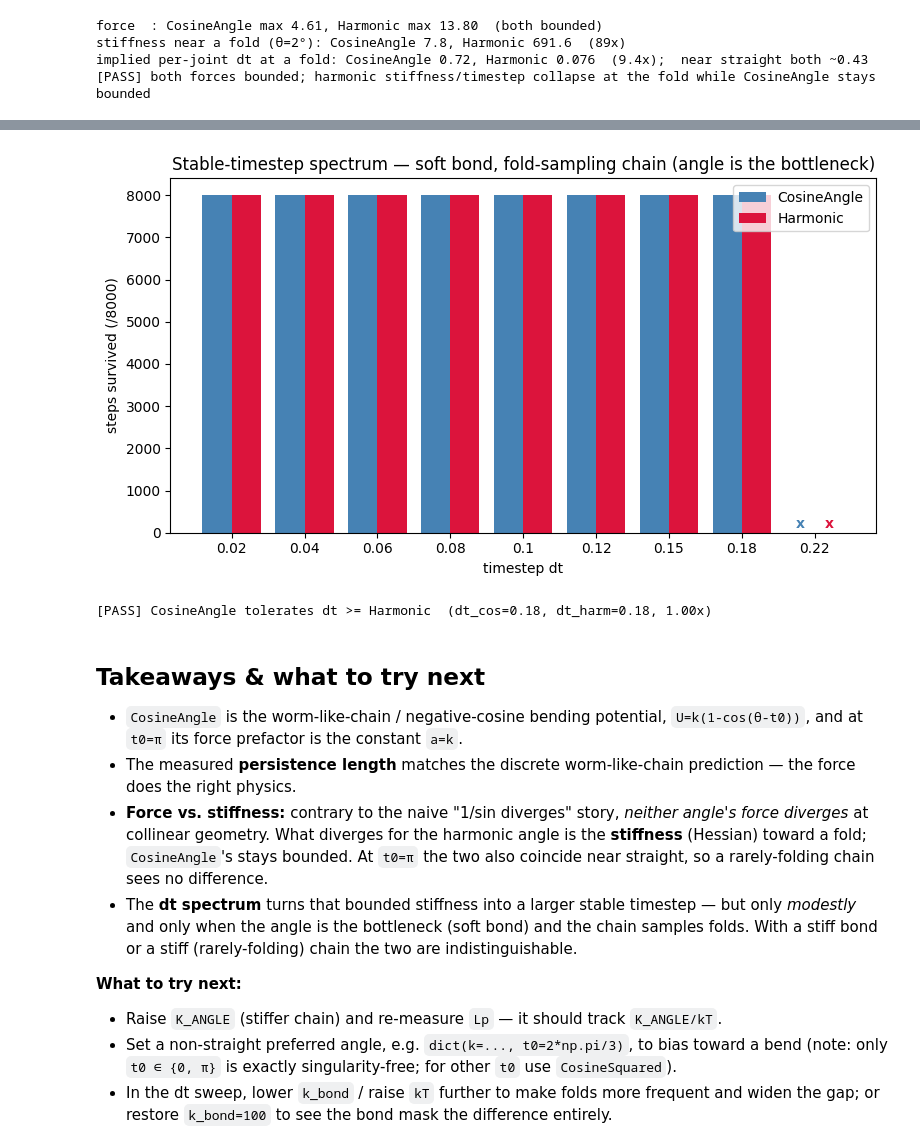
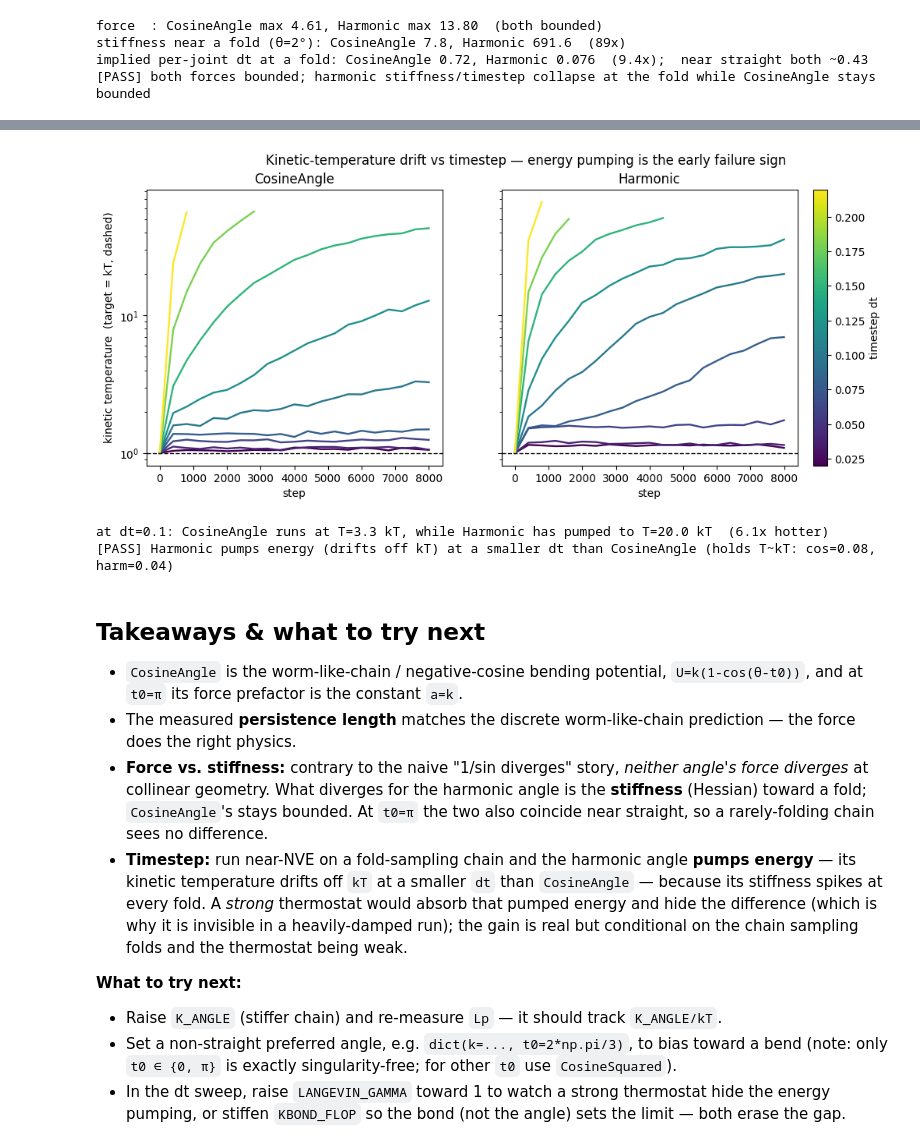
Before and after one commit to glab-vbc/hoomd-glab-plugins, a Jupyter notebook: docs/demo_cosine_angle.ipynb, the cells around one changed output, grey strips where cells are left out. Saved outputs shown, nothing was run; the diff lists cells and outputs as text; code cells hidden in the pictures.

```diff
--- a/docs/demo_cosine_angle.ipynb
+++ b/docs/demo_cosine_angle.ipynb
@@ -387,7 +387,8 @@ fold-prone or driven systems, not for a gently fluctuating worm-like chain.
 # %%
 # --- build & equilibrate a soft-bond, warm, fold-sampling chain ----------
-K_FLOP, KT_FLOP, KBOND_FLOP, A_FLOP = 4.0, 3.0, 20.0, 15.0
-N_FLOP, BOX_FLOP = 600, 45.0
+K_FLOP, KT_FLOP, KBOND_FLOP, A_FLOP = 2.0, 1.0, 10.0, 3.0
+N_FLOP, BOX_FLOP = 1000, 45.0
+LANGEVIN_GAMMA = 0.001
 
 rng = np.random.default_rng(0)
 step = rng.normal(size=(N_FLOP - 1, 3)); step /= np.linalg.norm(step, axis=1, keepdims=True)
@@ -408,14 +409,14 @@ with gsd.hoomd.open(name=str(FLOP_INIT), mode="w") as f:
     f.append(ff)
 
 def flop_support():
-    b = hoomd.md.bond.Harmonic(); b.params["A-A"] = dict(k=KBOND_FLOP, r0=R0)
+    b = hoomd.md.bond.Harmonic(); b.params["A-A"] = dict(k=KBOND_FLOP, r0=1.0)
     nl = hoomd.md.nlist.Tree(buffer=0.4, exclusions=["bond", "1-3"])
     d = hoomd.md.pair.DPDConservative(nlist=nl, default_r_cut=1.0); d.params[("A", "A")] = dict(A=A_FLOP)
     return [b, d]
 def flop_cosine():
-    f = align_angle.CosineAngle(); f.params["A-A-A"] = dict(k=K_FLOP, t0=T0); return f
+    f = align_angle.CosineAngle(); f.params["A-A-A"] = dict(k=K_FLOP, t0=np.pi); return f
 def flop_harmonic():
-    f = hoomd.md.angle.Harmonic(); f.params["A-A-A"] = dict(k=K_FLOP, t0=T0); return f
+    f = hoomd.md.angle.Harmonic(); f.params["A-A-A"] = dict(k=K_FLOP, t0=np.pi); return f
 
 eq = hoomd.Simulation(device=device, seed=1)
 eq.create_state_from_gsd(filename=str(FLOP_INIT))
@@ -492,26 +492,35 @@ max stable dt:  CosineAngle = 0.18,  Harmonic = 0.18   (1.00x)
 # %%
-xc = np.arange(len(DT_SWEEP))
-steps_c = [rows_c[dt][1] for dt in DT_SWEEP]
-steps_h = [rows_h[dt][1] for dt in DT_SWEEP]
+import matplotlib as mpl
 
-fig, ax = plt.subplots(figsize=(8, 4.5))
-ax.bar(xc - 0.2, steps_c, 0.4, color="steelblue", label="CosineAngle")
-ax.bar(xc + 0.2, steps_h, 0.4, color="crimson", label="Harmonic")
-for i, dt in enumerate(DT_SWEEP):
-    if not rows_c[dt][0]: ax.text(i - 0.2, steps_c[i] + 120, "x", ha="center", color="steelblue", fontweight="bold")
-    if not rows_h[dt][0]: ax.text(i + 0.2, steps_h[i] + 120, "x", ha="center", color="crimson", fontweight="bold")
-ax.set_xticks(xc); ax.set_xticklabels(DT_SWEEP)
-ax.set_xlabel("timestep dt"); ax.set_ylabel("steps survived (/8000)")
-ax.set_title("Stable-timestep spectrum — soft bond, fold-sampling chain (angle is the bottleneck)")
-ax.legend()
-plt.tight_layout(); plt.show()
+fig, (axc, axh) = plt.subplots(1, 2, figsize=(13, 4.6), sharey=True)
+norm = mpl.colors.Normalize(vmin=min(DT_SWEEP), vmax=max(DT_SWEEP))
+cmap = mpl.colormaps["viridis"]
+for dt in DT_SWEEP:
+    st, T = traces_c[dt]; axc.plot(st, T, color=cmap(norm(dt)), lw=1.7)
+    st, T = traces_h[dt]; axh.plot(st, T, color=cmap(norm(dt)), lw=1.7)
+for ax, title in [(axc, "CosineAngle"), (axh, "Harmonic")]:
+    ax.axhline(KT_FLOP, color="k", ls="--", lw=1)
+    ax.set_yscale("log")
+    ax.set_xlabel("step"); ax.set_title(title)
+axc.set_ylabel("kinetic temperature  (target = kT, dashed)")
+sm = mpl.cm.ScalarMappable(norm=norm, cmap=cmap); sm.set_array([])
+fig.colorbar(sm, ax=[axc, axh], label="timestep dt", pad=0.02)
+fig.suptitle("Kinetic-temperature drift vs timestep — energy pumping is the early failure sign")
+plt.show()
 
+# quantify the contrast at an intermediate dt where both are still finite but drifting
+dt_ref = 0.10
+Tc_ref = traces_c[dt_ref][1][-1]; Th_ref = traces_h[dt_ref][1][-1]
+print(f"at dt={dt_ref}: CosineAngle runs at T={Tc_ref:.1f} kT, "
+      f"while Harmonic has pumped to T={Th_ref:.1f} kT  ({Th_ref / Tc_ref:.1f}x hotter)")
 assert max_c >= max_h, (max_c, max_h)
-print(f"[PASS] CosineAngle tolerates dt >= Harmonic  (dt_cos={max_c}, dt_harm={max_h}, "
-      f"{max_c / max_h:.2f}x)" if max_h else f"[PASS] dt_cos={max_c}")
+assert Th_ref > 1.5 * Tc_ref, (Tc_ref, Th_ref)
+print(f"[PASS] Harmonic pumps energy (drifts off kT) at a smaller dt than CosineAngle "
+      f"(holds T~kT: cos={max_c}, harm={max_h})")
 # %% [output]
-[figure, old version]
+[figure, new version]
-[PASS] CosineAngle tolerates dt >= Harmonic  (dt_cos=0.18, dt_harm=0.18, 1.00x)
+at dt=0.1: CosineAngle runs at T=3.3 kT, while Harmonic has pumped to T=20.0 kT  (6.1x hotter)
+[PASS] Harmonic pumps energy (drifts off kT) at a smaller dt than CosineAngle (holds T~kT: cos=0.08, harm=0.04)
 # %% [markdown]
 ## Takeaways & what to try next
 
@@ -523,13 +532,15 @@ print(f"[PASS] CosineAngle tolerates dt >= Harmonic  (dt_cos={max_c}, dt_harm={m
   diverges* at collinear geometry. What diverges for the harmonic angle is the **stiffness**
   (Hessian) toward a fold; `CosineAngle`'s stays bounded. At `t0=π` the two also coincide near
   straight, so a rarely-folding chain sees no difference.
-- The **dt spectrum** turns that bounded stiffness into a larger stable timestep — but only
-  *modestly* and only when the angle is the bottleneck (soft bond) and the chain samples folds.
-  With a stiff bond or a stiff (rarely-folding) chain the two are indistinguishable.
+- **Timestep:** run near-NVE on a fold-sampling chain and the harmonic angle **pumps energy** —
+  its kinetic temperature drifts off `kT` at a smaller `dt` than `CosineAngle` — because its
+  stiffness spikes at every fold. A *strong* thermostat would absorb that pumped energy and hide
+  the difference (which is why it is invisible in a heavily-damped run); the gain is real but
+  conditional on the chain sampling folds and the thermostat being weak.
 
 **What to try next:**
 - Raise `K_ANGLE` (stiffer chain) and re-measure `Lp` — it should track `K_ANGLE/kT`.
 - Set a non-straight preferred angle, e.g. `dict(k=..., t0=2*np.pi/3)`, to bias toward a bend
   (note: only `t0 ∈ {0, π}` is exactly singularity-free; for other `t0` use `CosineSquared`).
-- In the dt sweep, lower `k_bond` / raise `kT` further to make folds more frequent and widen the
-  gap; or restore `k_bond=100` to see the bond mask the difference entirely.
+- In the dt sweep, raise `LANGEVIN_GAMMA` toward 1 to watch a strong thermostat hide the energy
+  pumping, or stiffen `KBOND_FLOP` so the bond (not the angle) sets the limit — both erase the gap.
```
Also changed, not shown: parts of 4 cells of this notebook, 1 other file.
